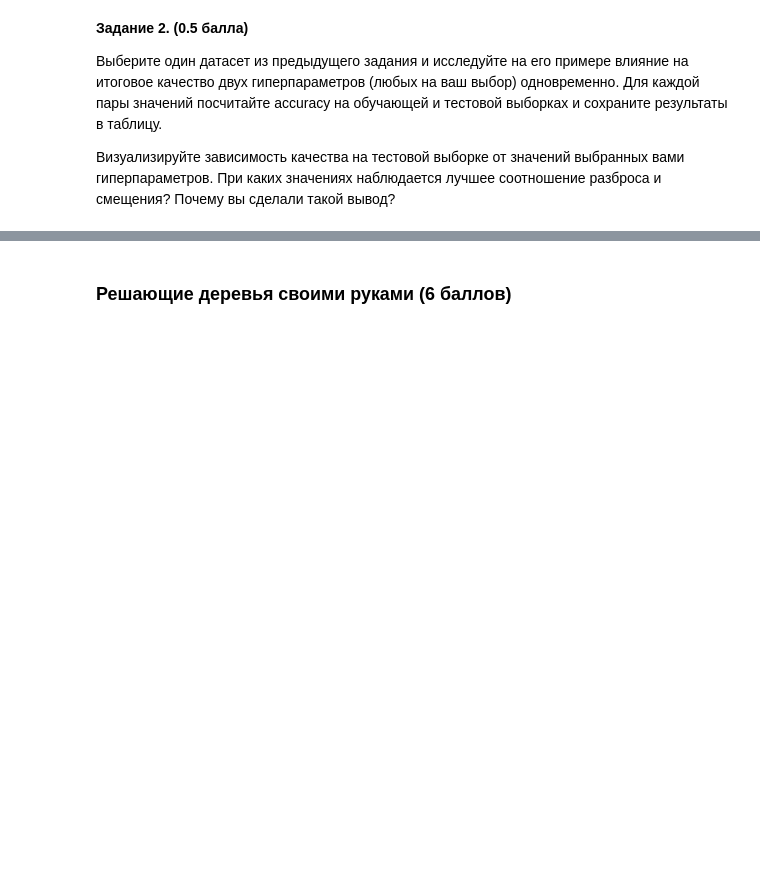
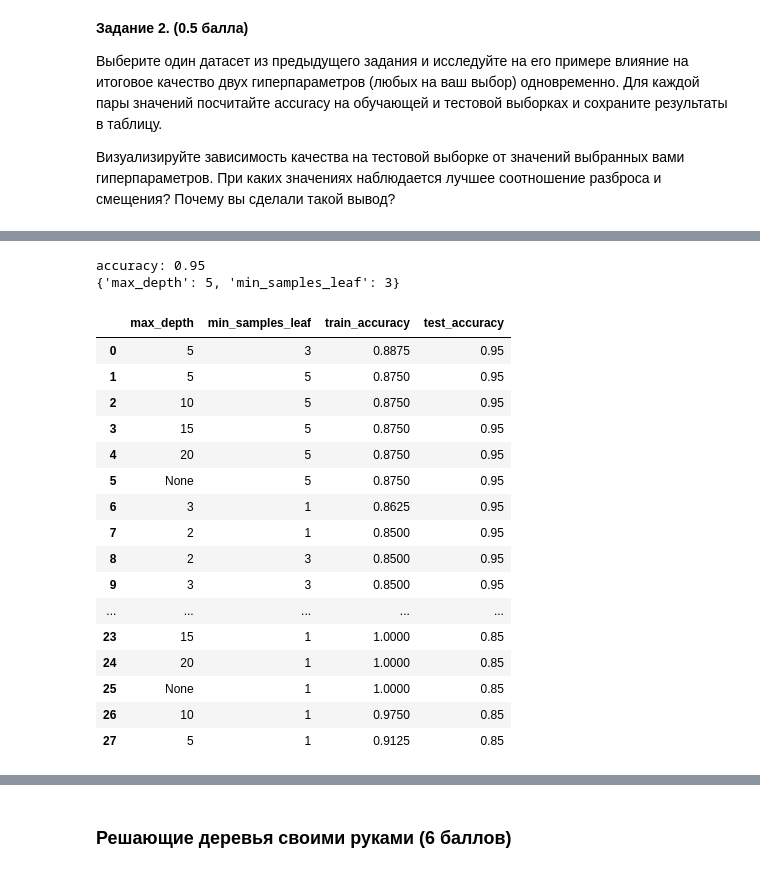
Before and after one commit to Shel2123/ML1_hw, a Jupyter notebook: hw5/Homework Practice 05 Trees.ipynb, the cells around one changed output, grey strips where cells are left out. Cells and saved outputs as stored; diff of their text form; code cells hidden in the pictures; blank space fills up the shorter version.

```diff
--- a/hw5/Homework Practice 05 Trees.ipynb
+++ b/hw5/Homework Practice 05 Trees.ipynb
@@ -198,2 +167,70 @@ accuracy: 0.95
+# %%
+X, y = datasets[2]
+
+param_grid = {
+    "max_depth": [2, 3, 5, 10, 15, 20, None],
+    "min_samples_leaf": [1, 3, 5, 10]
+}
+
+
+depth_order = {depth: i for i, depth in enumerate(param_grid["max_depth"])}
+leaf_order = {leaf: i for i, leaf in enumerate(param_grid["min_samples_leaf"])}
+
+X_train, X_test, y_train, y_test = train_test_split(
+    X, y, test_size=0.2, random_state=random_state, stratify=y
+)
+
+rows = []
+for max_depth in param_grid["max_depth"]:
+    for min_samples_leaf in param_grid["min_samples_leaf"]:
+        tree = DecisionTreeClassifier(
+            random_state=random_state,
+            max_depth=max_depth,
+            min_samples_leaf=min_samples_leaf,
+        )
+        tree.fit(X_train, y_train)
+
+        rows.append({
+            "max_depth": "None" if max_depth is None else max_depth,
+            "min_samples_leaf": min_samples_leaf,
+            "train_accuracy": accuracy_score(y_train, tree.predict(X_train)),
+            "test_accuracy": accuracy_score(y_test, tree.predict(X_test)),
+            "_depth_order": depth_order[max_depth],
+            "_leaf_order": leaf_order[min_samples_leaf],
+        })
+
+df = pd.DataFrame(rows).sort_values(
+    ["test_accuracy", "train_accuracy", "_depth_order", "_leaf_order"],
+    ascending=[False, False, True, True]
+).reset_index(drop=True)
+
+best_params = df.loc[0, ["max_depth", "min_samples_leaf"]].to_dict()
+acc = df.loc[0, "test_accuracy"]
+
+print(f"accuracy: {acc}")
+print(best_params)
+
+df = df.drop(columns=["_depth_order", "_leaf_order"])
+df
+# %% [output]
+accuracy: 0.95
+{'max_depth': 5, 'min_samples_leaf': 3}
+|  | max_depth | min_samples_leaf | train_accuracy | test_accuracy |
+| 0 | 5 | 3 | 0.8875 | 0.95 |
+| 1 | 5 | 5 | 0.8750 | 0.95 |
+| 2 | 10 | 5 | 0.8750 | 0.95 |
+| 3 | 15 | 5 | 0.8750 | 0.95 |
+| 4 | 20 | 5 | 0.8750 | 0.95 |
+| 5 | None | 5 | 0.8750 | 0.95 |
+| 6 | 3 | 1 | 0.8625 | 0.95 |
+| 7 | 2 | 1 | 0.8500 | 0.95 |
+| 8 | 2 | 3 | 0.8500 | 0.95 |
+| 9 | 3 | 3 | 0.8500 | 0.95 |
+| ... | ... | ... | ... | ... |
+| 23 | 15 | 1 | 1.0000 | 0.85 |
+| 24 | 20 | 1 | 1.0000 | 0.85 |
+| 25 | None | 1 | 1.0000 | 0.85 |
+| 26 | 10 | 1 | 0.9750 | 0.85 |
+| 27 | 5 | 1 | 0.9125 | 0.85 |
 # %%
 pivot = df.pivot_table(
```
Also changed, not shown: parts of 12 cells of this notebook.
